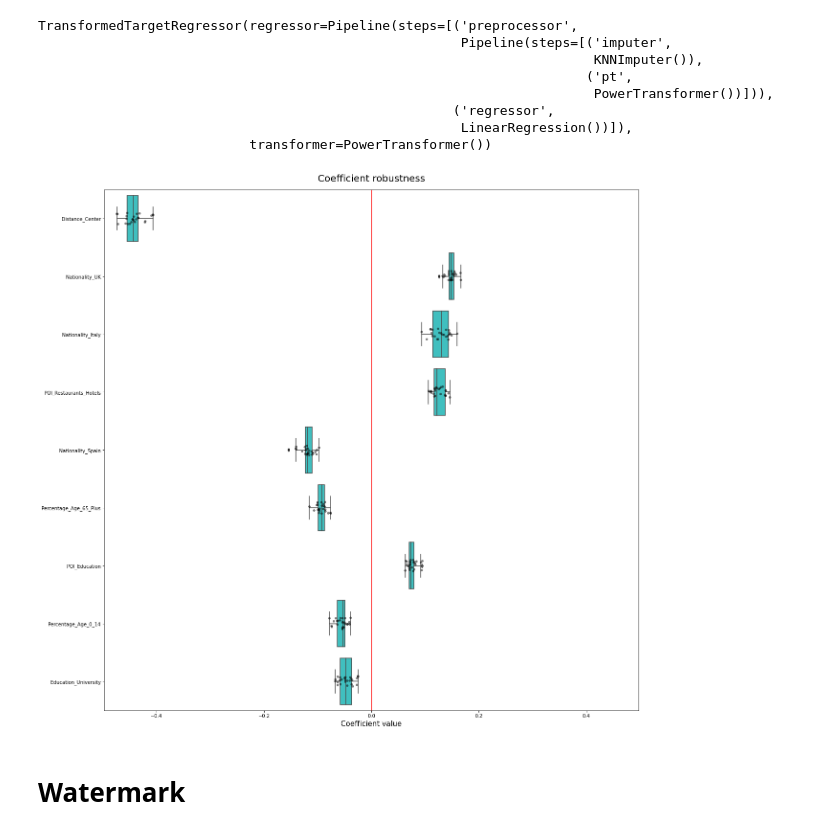
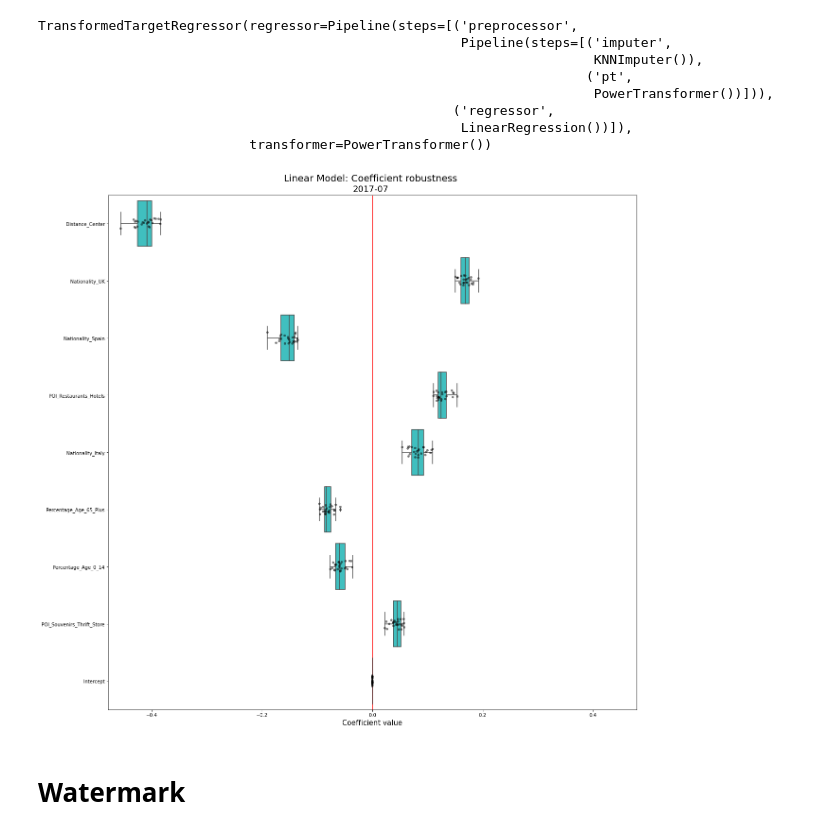
Before and after one commit to egregorimar/urbana, a Jupyter notebook: notebooks/01linear.ipynb, the cells around one changed output. Saved outputs shown, nothing was run; the diff lists cells and outputs as text; code cells hidden in the pictures.

Commit message:
chore: improve graphs

```diff
--- a/notebooks/01linear.ipynb
+++ b/notebooks/01linear.ipynb
@@ -46,7 +46,7 @@ cmap = sns.diverging_palette(230, 20, as_cmap=True)
 # papermill parameters cell
 # https://papermill.readthedocs.io/en/latest/usage-parameterize.html
 YEAR = 2017
-MONTH = 5
+MONTH = 7
 
 OUTPUT_WARNINGS = False
 SAVE_FIGS = False
@@ -67,7 +67,7 @@ if not OUTPUT_WARNINGS:
 # %%
 # Create folders to store the data
 
-DIR_DATE = DIR_DATA / "processed/{}_{:02d}".format(int(str(YEAR)[2:4]), MONTH)
+DIR_DATE = DIR_DATA / "processed/{}_{:02d}".format(YEAR, MONTH)
 DIR_LINEAR = DIR_DATE / "01_linear"
 
 if SAVE_FIGS or SAVE_MODEL:
@@ -478,8 +489,13 @@ coefs_rfe = pd.DataFrame(
     columns=X_rfe.columns,
 )
 
-medians_rfe = coefs_rfe.median()
+coefs_rfe["Intercept"] = pd.Series(
+    [est.regressor_.named_steps["regressor"].intercept_ for est in cv_rfe["estimator"]]
+)
+
+medians_rfe = coefs_rfe.drop(["Intercept"], axis=1).median()
 medians_rfe = medians_rfe.reindex(medians_rfe.abs().sort_values(ascending=False).index)
+medians_rfe = medians_rfe.append(pd.Series({"Intercept": 0}, index=["Intercept"]))
 coefs_rfe = coefs_rfe[medians_rfe.index]
 
 limit_value = (
@@ -488,20 +504,27 @@ limit_value = (
 # %%
 fig, ax = plt.subplots(figsize=(20, 20))
 
 sns.stripplot(ax=ax, data=coefs_rfe, orient="h", color="k", alpha=0.5)
 sns.boxplot(ax=ax, data=coefs_rfe, orient="h", color="cyan", saturation=0.5)
 plt.axvline(x=0, color="red")
 
-ax.set_title("Coefficient robustness", fontsize=20, y=1.01)
+plt.figtext(0.51, 0.9, "Linear Model: Coefficient robustness", fontsize=20, ha="center")
+plt.figtext(
+    0.51,
+    0.885,
+    "{}-{:02d}".format(YEAR, MONTH),
+    fontsize=18,
+    ha="center",
+)
 ax.set_xlim(-limit_value, limit_value)
 ax.set_xlabel("Coefficient value", fontsize=15)
 
 if SAVE_FIGS:
-    plt.savefig(DIR_LINEAR / "selection_sensitivity.svg", format="svg")
+    plt.savefig(DIR_LINEAR / "sensitivity.svg", format="svg")
 
 plt.show()
 # %% [output]
-[figure, old version]
+[figure, new version]
 # %%
 if SAVE_MODEL:
     quants = coefs_rfe.quantile([0.25, 0.5, 0.75]).T
```
Also changed, not shown: parts of 14 cells of this notebook, 2 other files.
